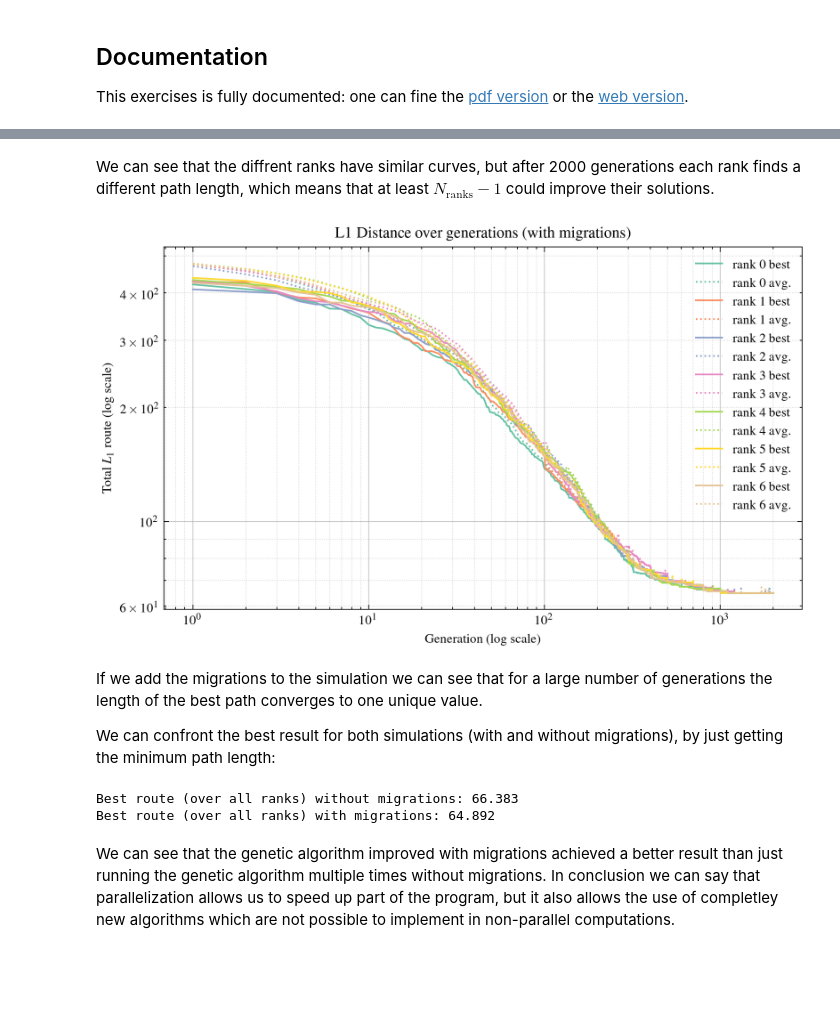
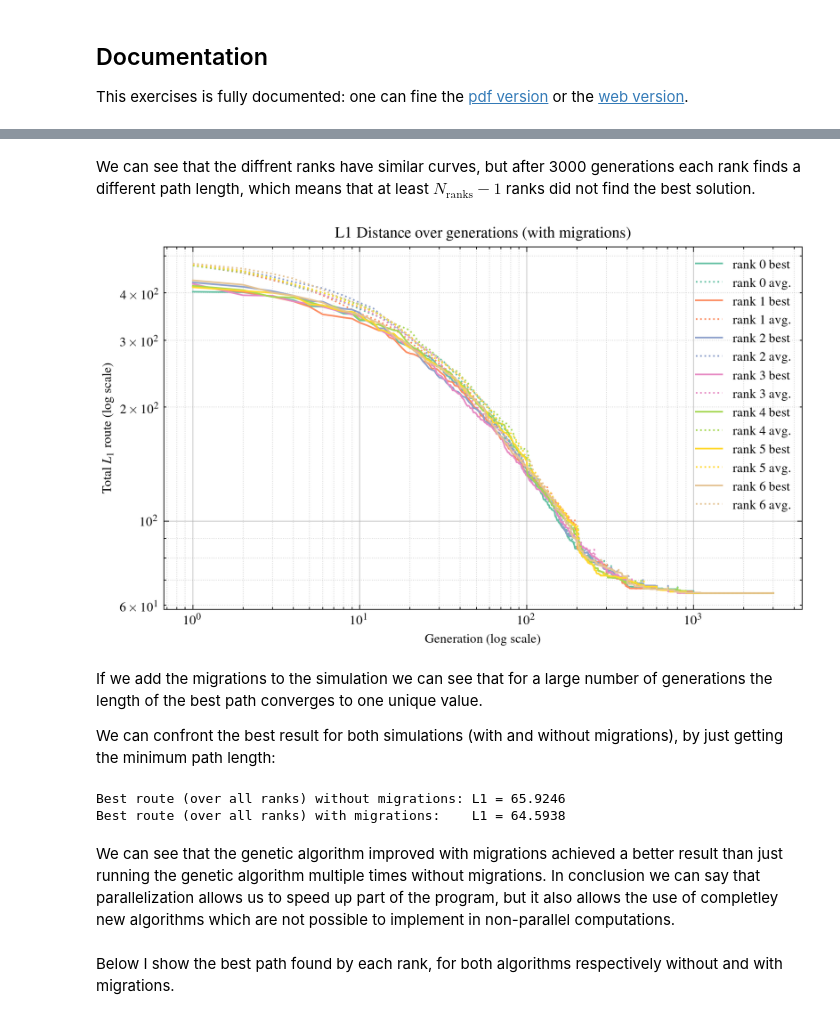
Before and after one commit to Mattia04/LSN, a Jupyter notebook: Exercises/Exercises_10/Exercises_10.ipynb, the cells around one changed output, grey strips where cells are left out. Cells and saved outputs as stored; diff of their text form; code cells hidden in the pictures; blank space fills up the shorter version.

```diff
--- a/Exercises/Exercises_10/Exercises_10.ipynb
+++ b/Exercises/Exercises_10/Exercises_10.ipynb
@@ -79,48 +83,50 @@ plt.show()
 # %% [markdown]
-We can see that the diffrent ranks have similar curves, but after 2000 generations each rank finds a different path length, which means that at least $N_\text{ranks} -1$ could improve their solutions.
+We can see that the diffrent ranks have similar curves, but after 3000 generations each rank finds a different path length, which means that at least $N_\text{ranks} -1$ ranks did not find the best solution.
 # %%
 ranks = 7  # number of ranks used
 
 fig = plt.figure(figsize=(7, 4))
 
 min_migration = 1e12  # best route length over all ranks
 
 for rank in range(ranks):
-    data = np.loadtxt(f"./data/route_rank{rank}.dat", skiprows=1)
+    data = np.loadtxt(f"./data_migrations/route_rank{rank}.dat", skiprows=1)
 
     if data[-1, 0] < min_migration:
         min_migration = data[-1, 0]
 
     x = np.arange(len(data)) + 1
 
     (line,) = plt.plot(x, data[:, 0], label=f"rank {rank} best")
     plt.plot(x, data[:, 1], label=f"rank {rank} avg.", ls=":", color=line.get_color())
 
 # style
 plt.legend()
 plt.grid(which="major", alpha=0.7)
 plt.grid(which="minor", alpha=0.5, ls=":")
 
 plt.title("L1 Distance over generations (with migrations)")
 plt.xlabel("Generation (log scale)")
 plt.ylabel(r"Total $L_1$ route (log scale)")
 
 plt.xscale("log")
 plt.yscale("log")
 
 plt.show()
 # %% [output]
-[figure, old version]
+[figure, new version]
 # %% [markdown]
 If we add the migrations to the simulation we can see that for a large number of generations the length of the best path converges to one unique value.
 
 We can confront the best result for both simulations (with and without migrations), by just getting the minimum path length:
 # %%
-print(f"Best route (over all ranks) without migrations: {min_no_migration:.3f}")
-print(f"Best route (over all ranks) with migrations: {min_migration:.3f}")
+print(f"Best route (over all ranks) without migrations: L1 = {min_no_migration:.4f}")
+print(f"Best route (over all ranks) with migrations:    L1 = {min_migration:.4f}")
 # %% [output]
-Best route (over all ranks) without migrations: 66.383
-Best route (over all ranks) with migrations: 64.892
+Best route (over all ranks) without migrations: L1 = 65.9246
+Best route (over all ranks) with migrations:    L1 = 64.5938
 # %% [markdown]
 We can see that the genetic algorithm improved with migrations achieved a better result than just running the genetic algorithm multiple times without migrations. In conclusion we can say that parallelization allows us to speed up part of the program, but it also allows the use of completley new algorithms which are not possible to implement in non-parallel computations.
+# %% [markdown]
+Below I show the best path found by each rank, for both algorithms respectively without and with migrations.
 # %%
```
Also changed, not shown: parts of 7 cells of this notebook, 44 other files.
